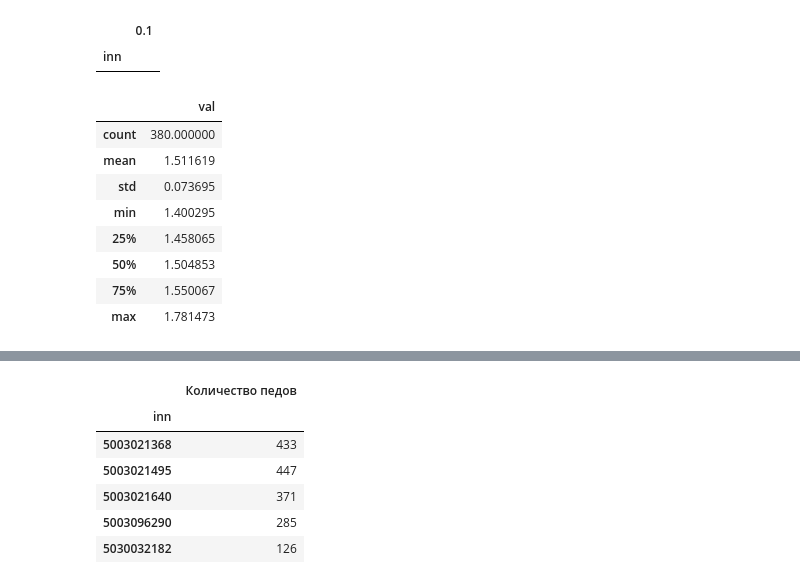
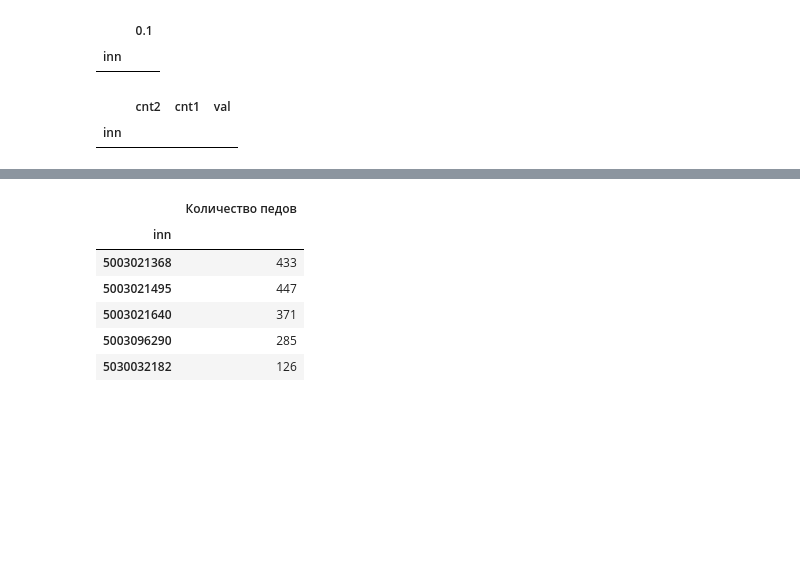
Before and after one commit to Mr-Maxraw/cfo-parser, a Jupyter notebook: counting/szp.ipynb, the cells around one changed output, grey strips where cells are left out. Saved outputs shown, nothing was run; the diff lists cells and outputs as text; code cells hidden in the pictures; blank space fills up the shorter version.

```diff
--- a/counting/szp.ipynb
+++ b/counting/szp.ipynb
@@ -181,8 +181,21 @@ def szp_ped(row, months):
     if cnt == 0 or pd.isna(row['job_' + months[-1]]):
         return np.nan
     return sum_szp / cnt
+# %%
+def szp_teach(row, months):
+    sum_szp = 0
+    cnt = 0
+    for month in months:
+        if row['job_' + month] in ['Учитель']:
+            cnt += 1
+            sum_szp += row['sum_' + month]
+    if cnt == 0 or row['job_' + months[-1]] != 'Учитель':
+        return np.nan
+    return sum_szp / cnt
 # %%
 res['szp_ped'] = res.apply(lambda row: szp_ped(row, ['jan', 'feb']), axis=1)
+# %%
+res['szp_teach'] = res.apply(lambda row: szp_teach(row, ['jan', 'feb']), axis=1)
 # %%
 val_5 = res[['inn', 'szp_ped']].groupby('inn').mean()
 val_5['value'] = val_5['szp_ped'] / depr_month_inc
@@ -324,20 +316,14 @@ print_df(qm_pers, 'dezil_pers')
 # %%
 cnt1 = res[res.job_feb == 'Учитель'][['inn', 'szp']].groupby('inn').mean().rename(columns={'szp':'cnt1'})
 cnt2 = res[res.job_feb == 'Учитель'][['inn', 'szp']].groupby('inn').quantile(0.5).rename(columns={'szp':'q'})
-cnt2 = pd.merge(cnt2, res[['inn', 'szp']], how='right', on='inn')
+cnt2 = pd.merge(cnt2, res[res.job_feb == 'Учитель'][['inn', 'snils', 'szp']], how='right', on='inn')
+teach_perc_out = cnt2
 cnt2 = cnt2[cnt2.szp <= cnt2.q][['inn', 'szp']].groupby('inn').mean().rename(columns={'szp':'cnt2'})
 val_15 = pd.merge(cnt2, cnt1, how='left', on='inn')
 val_15['val'] = val_15.cnt1 / val_15.cnt2
-val_15[val_15.val > 1.4][['val']].describe()
+val_15[val_15.val >= 1.4]
 # %% [output]
-|  | val |
-| count | 380.000000 |
-| mean | 1.511619 |
-| std | 0.073695 |
-| min | 1.400295 |
-| 25% | 1.458065 |
-| 50% | 1.504853 |
-| 75% | 1.550067 |
-| max | 1.781473 |
+|  | cnt2 | cnt1 | val |
+| inn |  |  |  |
 # %%
 print_df(val_15, 'val_15')
```
Also changed, not shown: parts of 16 cells of this notebook, 3 other files.
